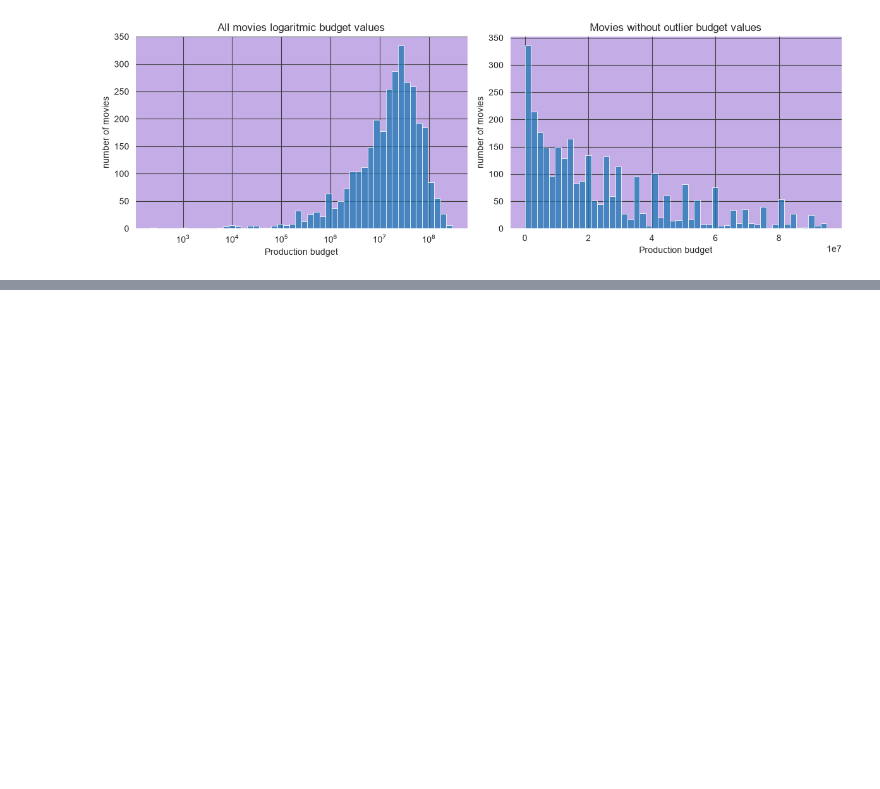
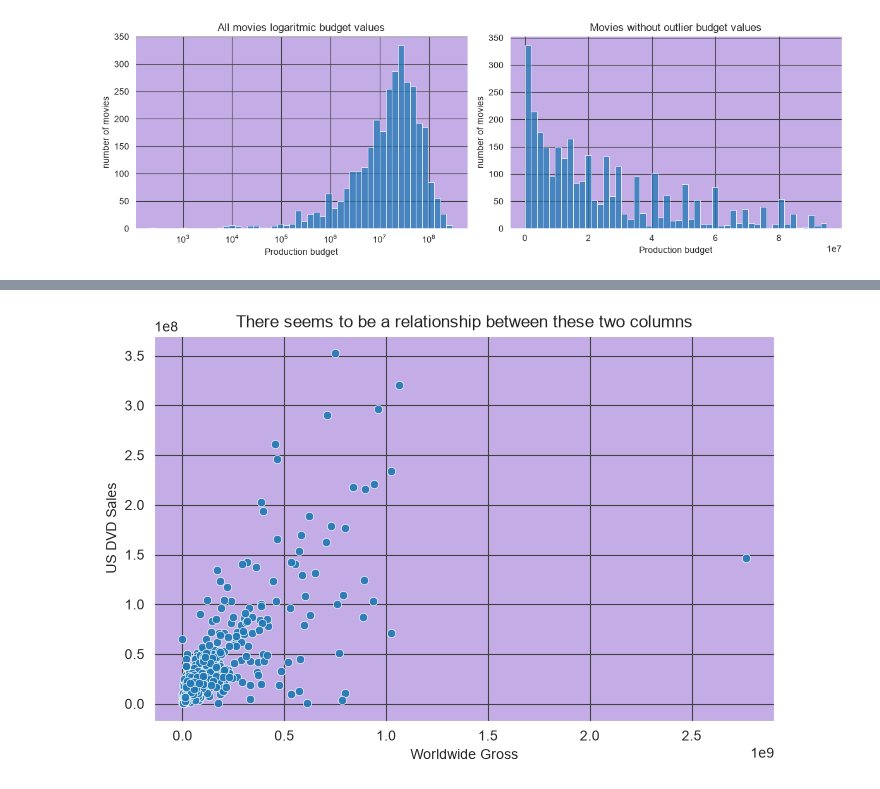
Before and after one commit to jakobschonberg/lexicon, a Jupyter notebook: Data_Analysis_Visualization/Project_Movies/movies.ipynb, the cells around one changed output, grey strips where cells are left out. Drawn from its saved outputs; the diff is of its cells as text; code cells hidden in the pictures; blank space fills up the shorter version.

```diff
--- a/Data_Analysis_Visualization/Project_Movies/movies.ipynb
+++ b/Data_Analysis_Visualization/Project_Movies/movies.ipynb
@@ -574,0 +617,9 @@ plt.show()
+# %%
+fig, ax = plt.subplots(figsize=(8,5))
+sns.scatterplot(data=movies, x='Worldwide Gross', y='US DVD Sales', alpha=0.9, ax=ax)
+ax.set_title('There seems to be a relationship between these two columns')
+ax.set_ylabel('US DVD Sales')
+ax.set_xlabel('Worldwide Gross')
+plt.show()
+# %% [output]
+[figure, added]
```
Also changed, not shown: parts of 8 cells of this notebook.
